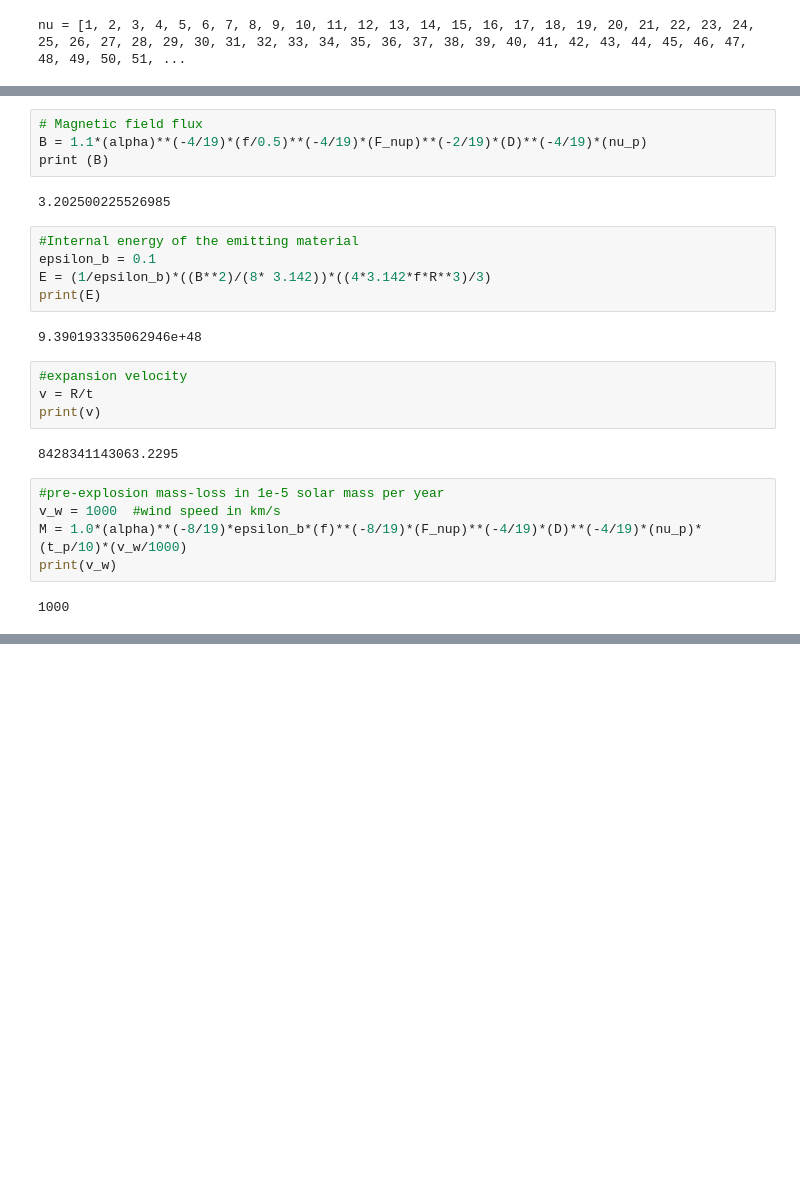
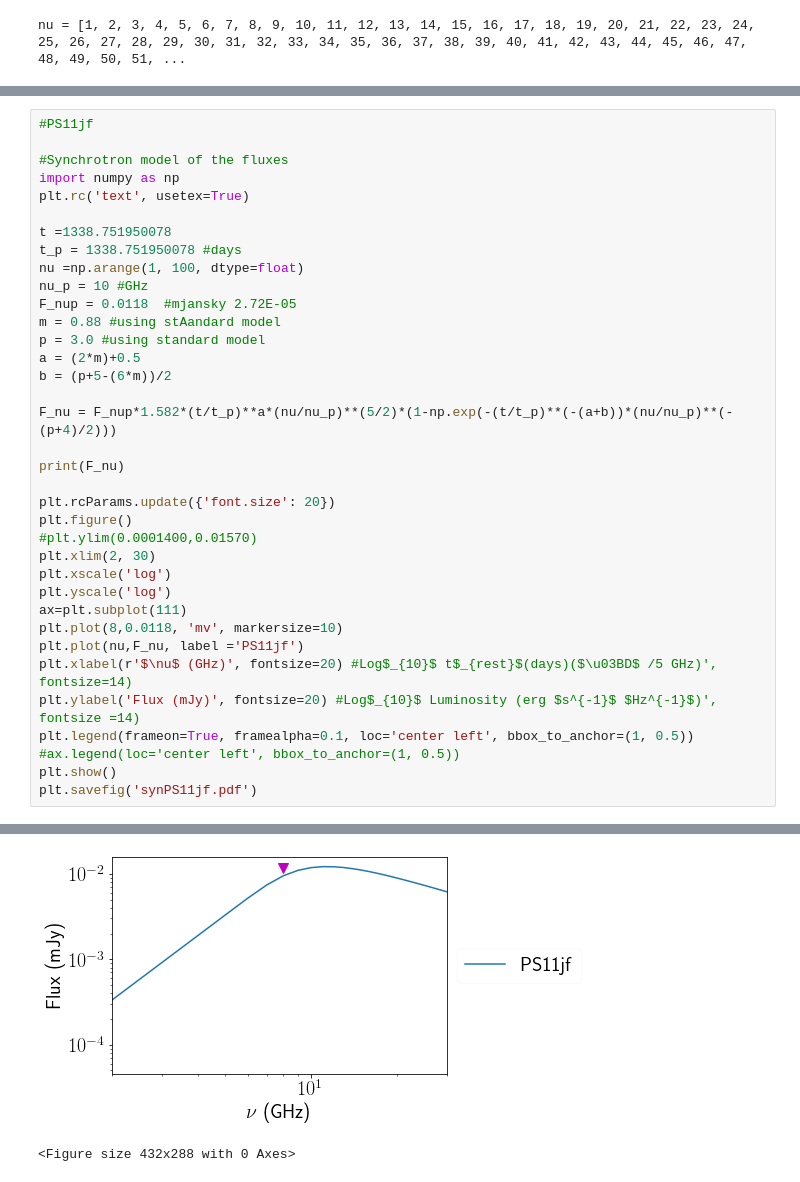
Before and after one commit to ibikadaeze/ast1501, a Jupyter notebook: synsnmodel.ipynb, the cells around one changed output, grey strips where cells are left out. Drawn from its saved outputs; the diff is of its cells as text; blank space fills up the shorter version.

```diff
--- a/synsnmodel.ipynb
+++ b/synsnmodel.ipynb
@@ -73,26 +284,37 @@ print (R)
-# %%
-# Magnetic field flux
-B = 1.1*(alpha)**(-4/19)*(f/0.5)**(-4/19)*(F_nup)**(-2/19)*(D)**(-4/19)*(nu_p)
-print (B)
-# %% [output]
-3.202500225526985
-# %%
-#Internal energy of the emitting material
-epsilon_b = 0.1
-E = (1/epsilon_b)*((B**2)/(8* 3.142))*((4*3.142*f*R**3)/3)
-print(E)
-# %% [output]
-9.390193335062946e+48
-# %%
-#expansion velocity
-v = R/t
-print(v)
-# %% [output]
-8428341143063.2295
-# %%
-#pre-explosion mass-loss in 1e-5 solar mass per year
-v_w = 1000  #wind speed in km/s
-M = 1.0*(alpha)**(-8/19)*epsilon_b*(f)**(-8/19)*(F_nup)**(-4/19)*(D)**(-4/19)*(nu_p)*(t_p/10)*(v_w/1000)
-print(v_w)
-# %% [output]
-1000
+# %%
+#PS11jf
+
+#Synchrotron model of the fluxes
+import numpy as np
+plt.rc('text', usetex=True)
+
+t =1338.751950078
+t_p = 1338.751950078 #days
+nu =np.arange(1, 100, dtype=float)
+nu_p = 10 #GHz
+F_nup = 0.0118  #mjansky 2.72E-05
+m = 0.88 #using stAandard model
+p = 3.0 #using standard model
+a = (2*m)+0.5
+b = (p+5-(6*m))/2
+
+F_nu = F_nup*1.582*(t/t_p)**a*(nu/nu_p)**(5/2)*(1-np.exp(-(t/t_p)**(-(a+b))*(nu/nu_p)**(-(p+4)/2)))
+
+print(F_nu)
+
+plt.rcParams.update({'font.size': 20})
+plt.figure()
+#plt.ylim(0.0001400,0.01570)
+plt.xlim(2, 30)
+plt.xscale('log')
+plt.yscale('log')
+ax=plt.subplot(111)
+plt.plot(8,0.0118, 'mv', markersize=10)
+plt.plot(nu,F_nu, label ='PS11jf')
+plt.xlabel(r'$\nu$ (GHz)', fontsize=20) #Log$_{10}$ t$_{rest}$(days)($\u03BD$ /5 GHz)', fontsize=14)
+plt.ylabel('Flux (mJy)', fontsize=20) #Log$_{10}$ Luminosity (erg $s^{-1}$ $Hz^{-1}$)', fontsize =14)
+plt.legend(frameon=True, framealpha=0.1, loc='center left', bbox_to_anchor=(1, 0.5))
+#ax.legend(loc='center left', bbox_to_anchor=(1, 0.5))
+plt.show()
+plt.savefig('synPS11jf.pdf')
+# %% [output]
@@ -98,0 +338,2 @@ print(v_w)
+[figure, added]
+<Figure size 432x288 with 0 Axes>
```
Also changed, not shown: parts of 48 cells of this notebook.
